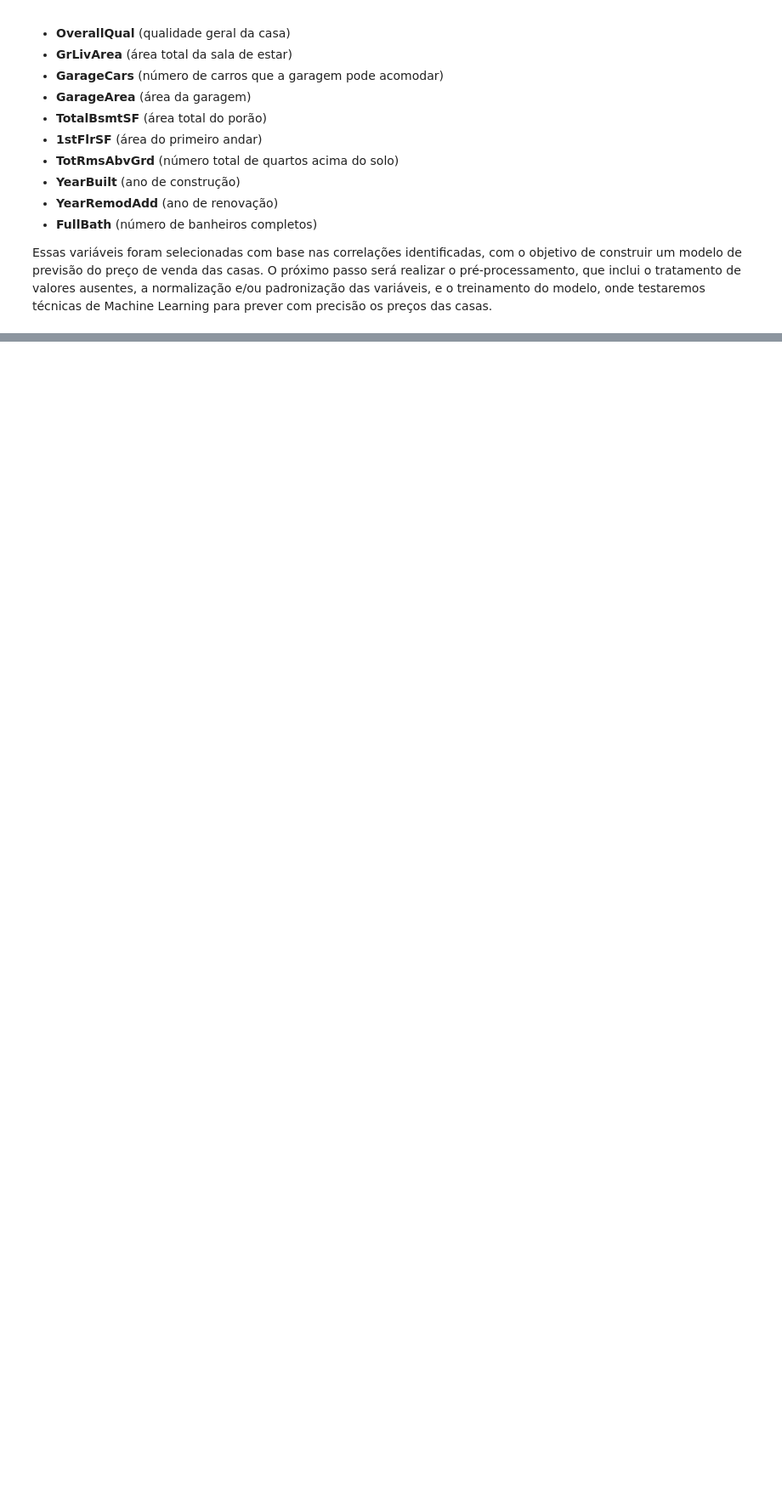
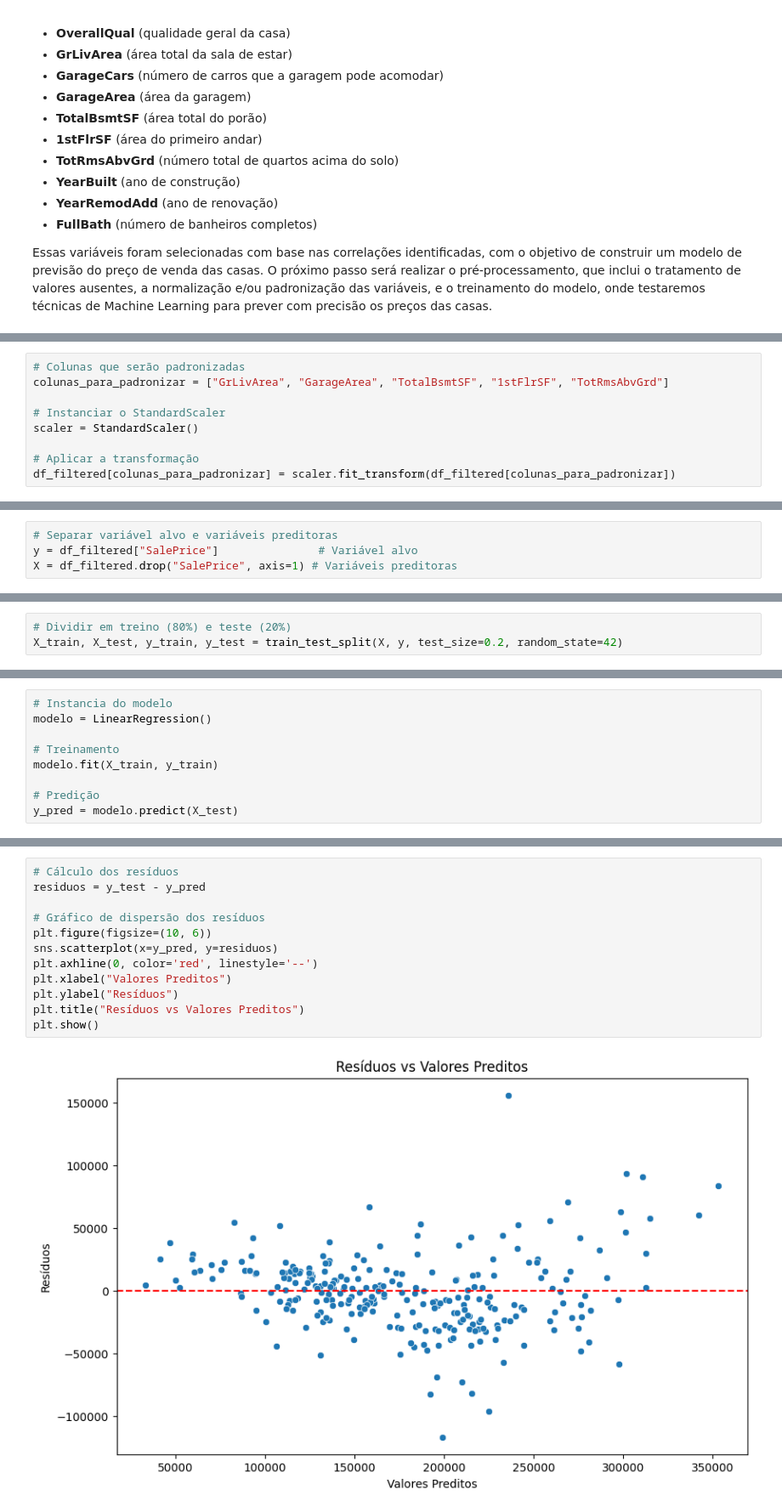
Before and after one commit to GahBarbosa/HousePrediction, a Jupyter notebook: HousePricePrediction.ipynb, the cells around one changed output, grey strips where cells are left out. Shown: that part at 85% size. Cells and saved outputs as stored; diff of their text form; blank space fills up the shorter version.

```diff
--- a/HousePricePrediction.ipynb
+++ b/HousePricePrediction.ipynb
@@ -274,0 +507,9 @@ Com isso, garantimos que todas as variáveis estejam na mesma escala e que os ou
+# %%
+# Colunas que serão padronizadas
+colunas_para_padronizar = ["GrLivArea", "GarageArea", "TotalBsmtSF", "1stFlrSF", "TotRmsAbvGrd"]
+
+# Instanciar o StandardScaler
+scaler = StandardScaler()
+
+# Aplicar a transformação
+df_filtered[colunas_para_padronizar] = scaler.fit_transform(df_filtered[colunas_para_padronizar])
@@ -274,0 +543,4 @@ Com isso, garantimos que todas as variáveis estejam na mesma escala e que os ou
+# %%
+# Separar variável alvo e variáveis preditoras
+y = df_filtered["SalePrice"]               # Variável alvo
+X = df_filtered.drop("SalePrice", axis=1) # Variáveis preditoras
@@ -274,0 +550,3 @@ Com isso, garantimos que todas as variáveis estejam na mesma escala e que os ou
+# %%
+# Dividir em treino (80%) e teste (20%)
+X_train, X_test, y_train, y_test = train_test_split(X, y, test_size=0.2, random_state=42)
@@ -274,0 +562,9 @@ Com isso, garantimos que todas as variáveis estejam na mesma escala e que os ou
+# %%
+# Instancia do modelo
+modelo = LinearRegression()
+
+# Treinamento
+modelo.fit(X_train, y_train)
+
+# Predição
+y_pred = modelo.predict(X_test)
@@ -274,0 +573,14 @@ Com isso, garantimos que todas as variáveis estejam na mesma escala e que os ou
+# %%
+# Cálculo dos resíduos
+residuos = y_test - y_pred
+
+# Gráfico de dispersão dos resíduos
+plt.figure(figsize=(10, 6))
+sns.scatterplot(x=y_pred, y=residuos)
+plt.axhline(0, color='red', linestyle='--')
+plt.xlabel("Valores Preditos")
+plt.ylabel("Resíduos")
+plt.title("Resíduos vs Valores Preditos")
+plt.show()
+# %% [output]
+[figure, added]
```
Also changed, not shown: parts of 82 cells of this notebook, 6 other files.
